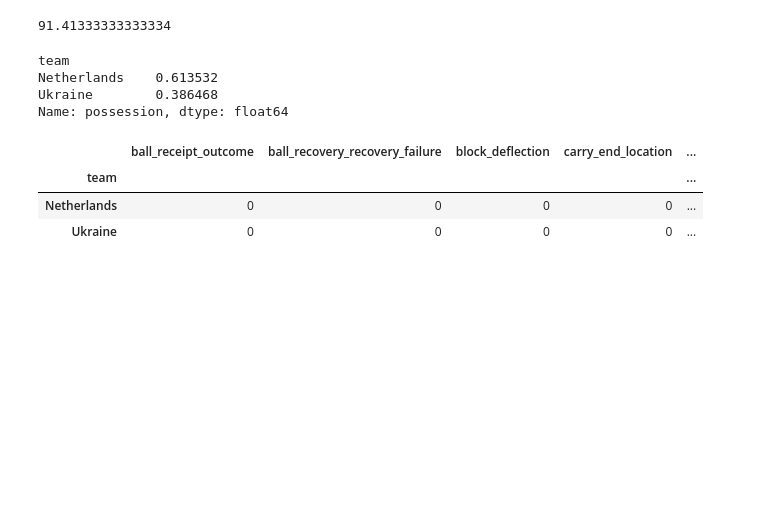
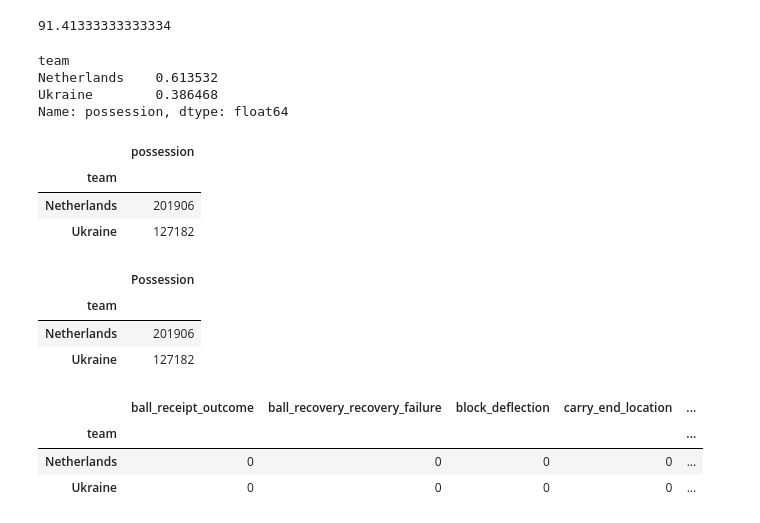
Before and after one commit to Football-Analytics-UCU/Bayern-Munich, a Jupyter notebook: research/ms_general_info_tab_data.ipynb, the cells around one changed output. Saved outputs shown, nothing was run; the diff lists cells and outputs as text; code cells hidden in the pictures; blank space fills up the shorter version.

```diff
--- a/research/ms_general_info_tab_data.ipynb
+++ b/research/ms_general_info_tab_data.ipynb
@@ -56,3 +59,17 @@ Name: possession, dtype: float64
+# %%
+aaa
+# %% [output]
+|  | possession |
+| team |  |
+| Netherlands | 201906 |
+| Ukraine | 127182 |
+# %%
+aaa.rename(columns={'possession': 'Possession'})
+# %% [output]
+|  | Possession |
+| team |  |
+| Netherlands | 201906 |
+| Ukraine | 127182 |
 # %%
 data[data.type == 'Pass'].groupby('team').agg('count')
 # %% [output]
```
Also changed, not shown: parts of 12 cells of this notebook, 1 other file.
